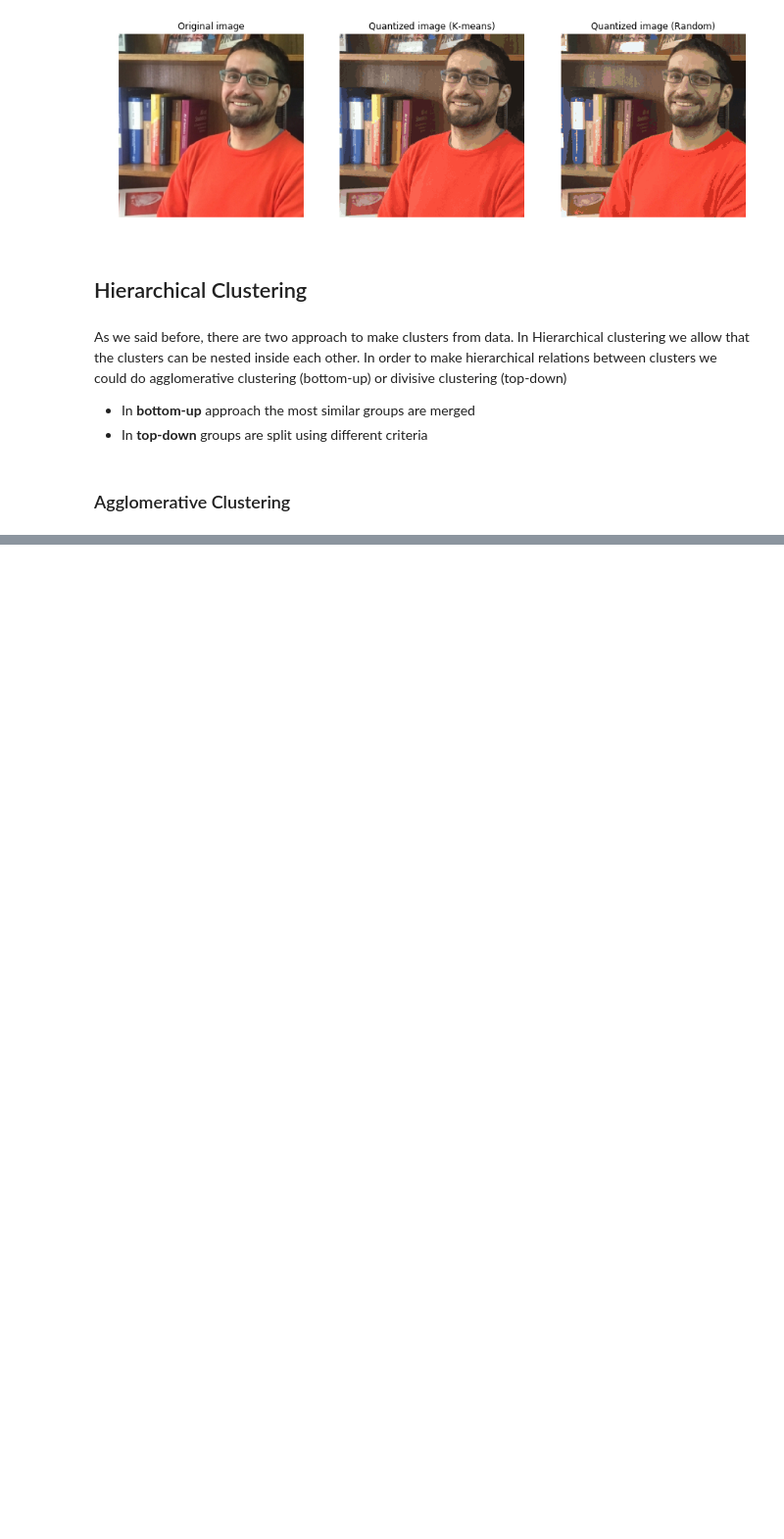
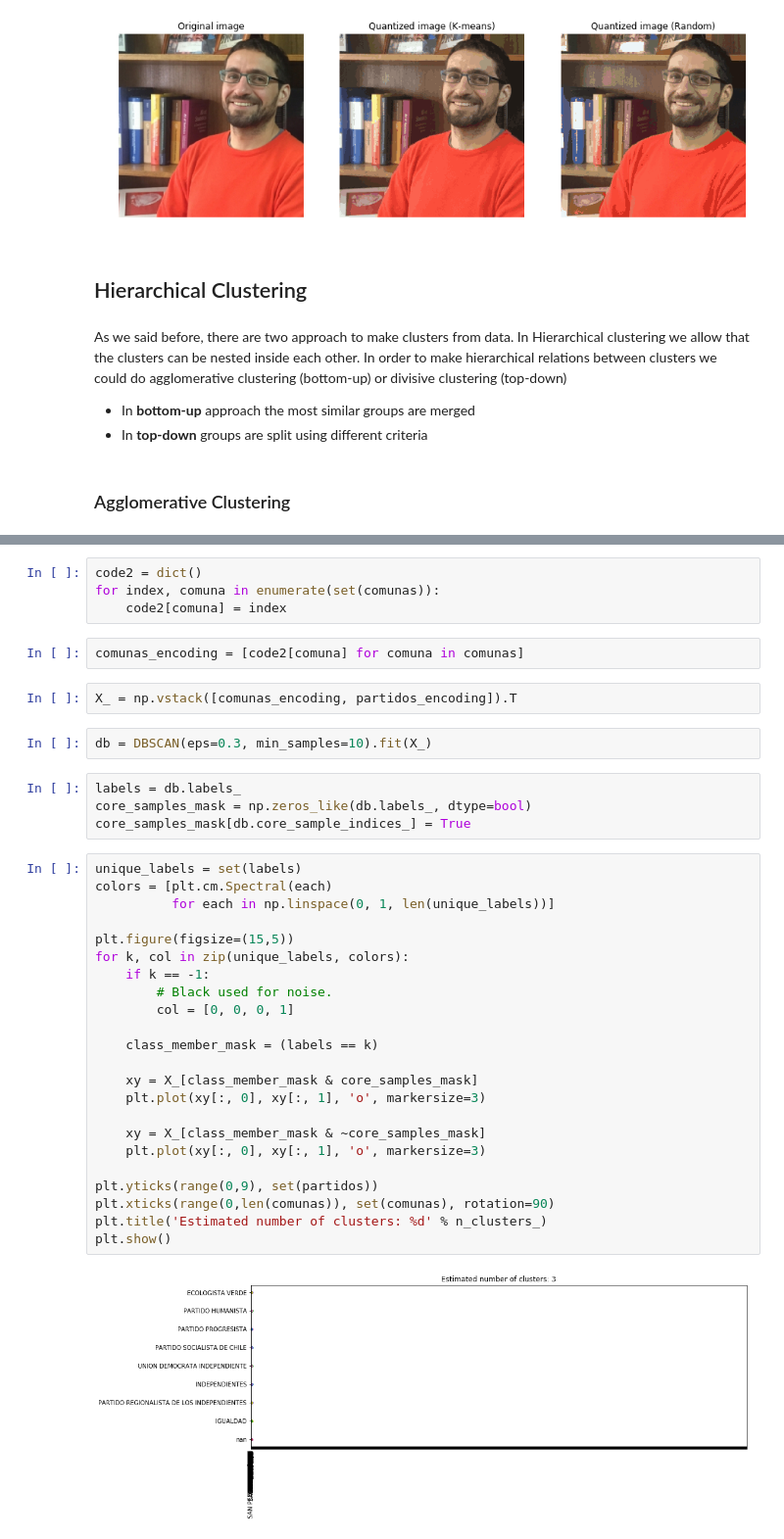
Before and after one commit to cridonoso/IntroToDataScience, a Jupyter notebook: 7-Clustering/PracticaClustering.ipynb, the cells around one changed output, grey strips where cells are left out. Shown: that part at 98% size. Drawn from its saved outputs; the diff is of its cells as text; blank space fills up the shorter version.

```diff
--- a/7-Clustering/PracticaClustering.ipynb
+++ b/7-Clustering/PracticaClustering.ipynb
@@ -150,0 +325,39 @@ For large N, a common heuristic is to first run K-means and then apply hierarchi
+# %%
+code2 = dict()
+for index, comuna in enumerate(set(comunas)):
+    code2[comuna] = index
+# %%
+comunas_encoding = [code2[comuna] for comuna in comunas]
+# %%
+X_ = np.vstack([comunas_encoding, partidos_encoding]).T
+# %%
+db = DBSCAN(eps=0.3, min_samples=10).fit(X_)
+# %%
+labels = db.labels_
+core_samples_mask = np.zeros_like(db.labels_, dtype=bool)
+core_samples_mask[db.core_sample_indices_] = True
+# %%
+unique_labels = set(labels)
+colors = [plt.cm.Spectral(each)
+          for each in np.linspace(0, 1, len(unique_labels))]
+
+plt.figure(figsize=(15,5))
+for k, col in zip(unique_labels, colors):
+    if k == -1:
+        # Black used for noise.
+        col = [0, 0, 0, 1]
+
+    class_member_mask = (labels == k)
+
+    xy = X_[class_member_mask & core_samples_mask]
+    plt.plot(xy[:, 0], xy[:, 1], 'o', markersize=3)
+
+    xy = X_[class_member_mask & ~core_samples_mask]
+    plt.plot(xy[:, 0], xy[:, 1], 'o', markersize=3)
+
+plt.yticks(range(0,9), set(partidos))
+plt.xticks(range(0,len(comunas)), set(comunas), rotation=90)
+plt.title('Estimated number of clusters: %d' % n_clusters_)
+plt.show()
+# %% [output]
+[figure, added]
```
Also changed, not shown: parts of 29 cells of this notebook, 7 other files.
